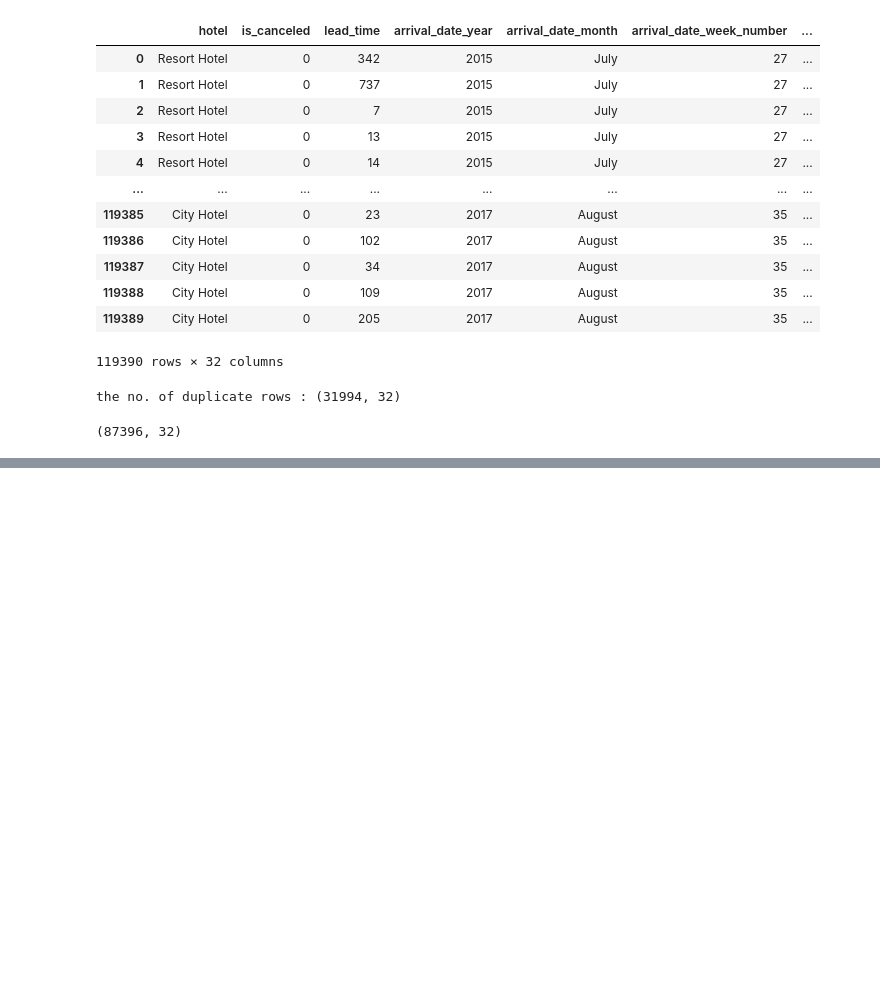
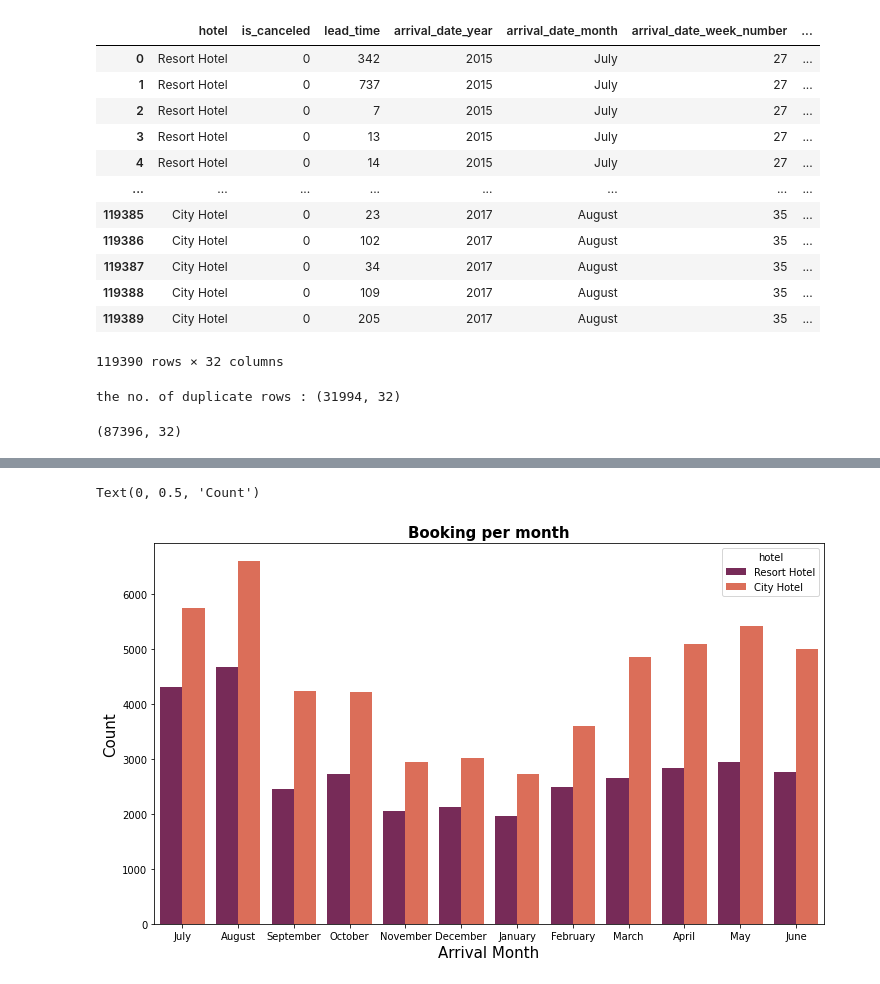
Before and after one commit to Tanjul5/Hotel_Booking_Analysis, a Jupyter notebook: Hotel_Booking_Analysis_Capstone_Project.ipynb, the cells around one changed output, grey strips where cells are left out. Drawn from its saved outputs; the diff is of its cells as text; code cells hidden in the pictures; blank space fills up the shorter version.

```diff
--- a/Hotel_Booking_Analysis_Capstone_Project.ipynb
+++ b/Hotel_Booking_Analysis_Capstone_Project.ipynb
@@ -140,0 +194,9 @@ Each booking has on an average 1.8 adults and 0.13 children
+# %%
+fig, ax = plt.subplots(figsize = (12,7))
+sns.countplot(x= 'arrival_date_month',hue = 'hotel',data = df,palette= 'rocket')
+plt.title ('Booking per month',weight = 'bold', size = 15)
+plt.xlabel("Arrival Month",size = 15)
+plt.ylabel('Count',size = 15)
+# %% [output]
+Text(0, 0.5, 'Count')
+[figure, added]
```
Also changed, not shown: parts of 19 cells of this notebook.
